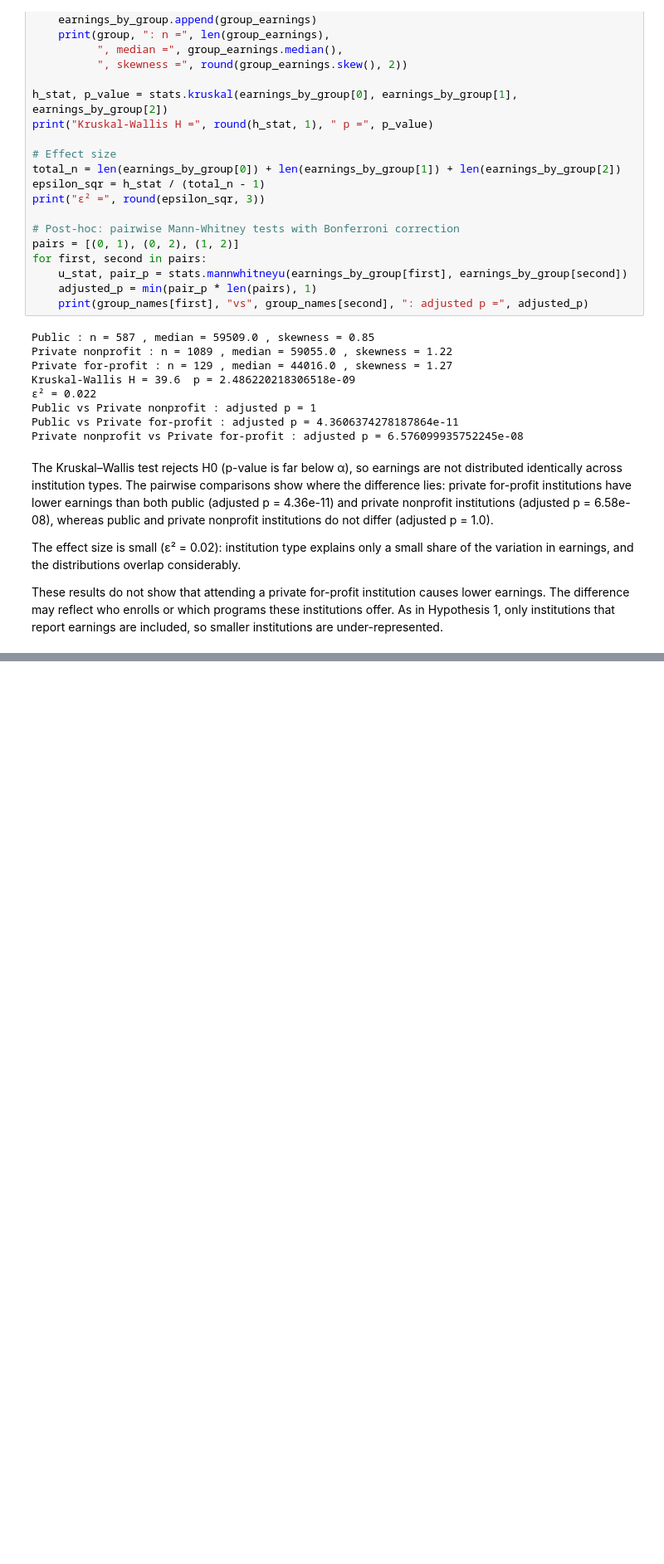
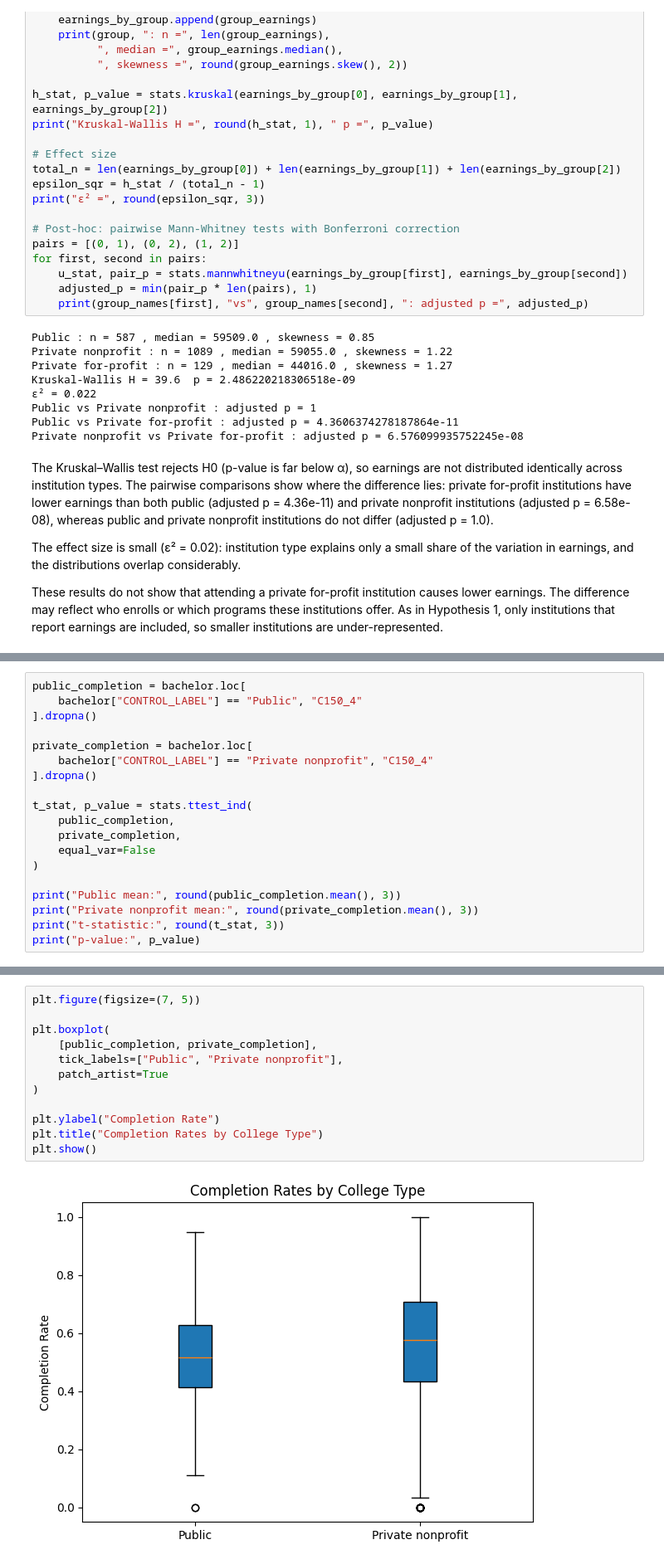
Before and after one commit to at-manos/CMSC320_Project, a Jupyter notebook: checkpoint2.ipynb, the cells around one changed output, grey strips where cells are left out. Shown at 83% size. Saved outputs shown, nothing was run; the diff lists cells and outputs as text; blank space fills up the shorter version.

```diff
--- a/checkpoint2.ipynb
+++ b/checkpoint2.ipynb
@@ -190,0 +238,19 @@ plt.show()
+# %%
+public_completion = bachelor.loc[
+    bachelor["CONTROL_LABEL"] == "Public", "C150_4"
+].dropna()
+
+private_completion = bachelor.loc[
+    bachelor["CONTROL_LABEL"] == "Private nonprofit", "C150_4"
+].dropna()
+
+t_stat, p_value = stats.ttest_ind(
+    public_completion,
+    private_completion,
+    equal_var=False
+)
+
+print("Public mean:", round(public_completion.mean(), 3))
+print("Private nonprofit mean:", round(private_completion.mean(), 3))
+print("t-statistic:", round(t_stat, 3))
+print("p-value:", p_value)
@@ -190,0 +266,14 @@ plt.show()
+# %%
+plt.figure(figsize=(7, 5))
+
+plt.boxplot(
+    [public_completion, private_completion],
+    tick_labels=["Public", "Private nonprofit"],
+    patch_artist=True
+)
+
+plt.ylabel("Completion Rate")
+plt.title("Completion Rates by College Type")
+plt.show()
+# %% [output]
+[figure, added]
```
Also changed, not shown: parts of 8 cells of this notebook.
